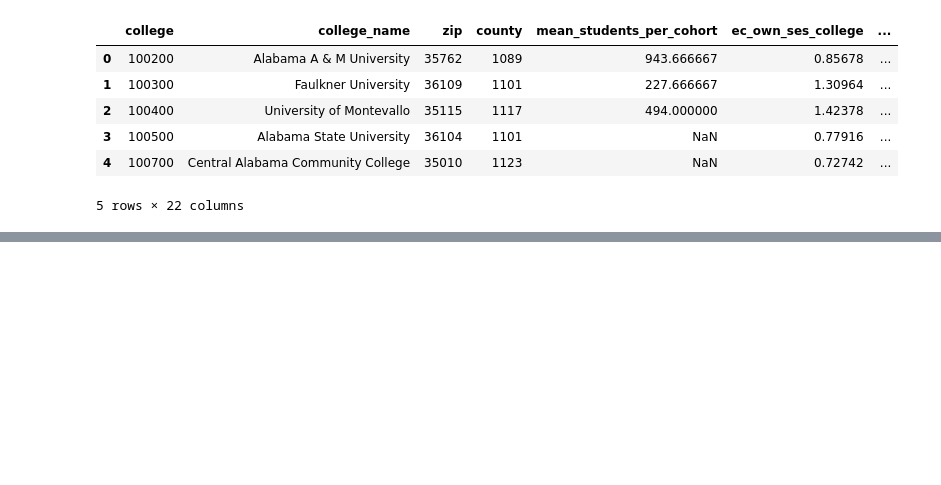
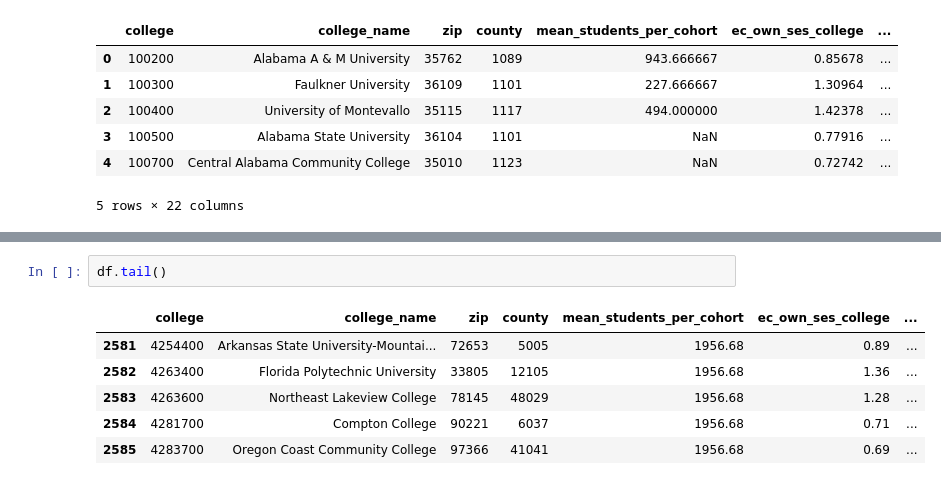
Before and after one commit to Mea-J/python_ds, a Jupyter notebook: Opportunity_Analysis.ipynb, the cells around one changed output, grey strips where cells are left out. Cells and saved outputs as stored; diff of their text form; blank space fills up the shorter version.

```diff
--- a/Opportunity_Analysis.ipynb
+++ b/Opportunity_Analysis.ipynb
@@ -44,0 +93,9 @@ memory usage: 444.6+ KB
+# %%
+df.tail()
+# %% [output]
+|  | college | college_name | zip | county | mean_students_per_cohort | ec_own_ses_college | ... |
+| 2581 | 4254400 | Arkansas State University-Mountai... | 72653 | 5005 | 1956.68 | 0.89 | ... |
+| 2582 | 4263400 | Florida Polytechnic University | 33805 | 12105 | 1956.68 | 1.36 | ... |
+| 2583 | 4263600 | Northeast Lakeview College | 78145 | 48029 | 1956.68 | 1.28 | ... |
+| 2584 | 4281700 | Compton College | 90221 | 6037 | 1956.68 | 0.71 | ... |
+| 2585 | 4283700 | Oregon Coast Community College | 97366 | 41041 | 1956.68 | 0.69 | ... |
```
Also changed, not shown: parts of 22 cells of this notebook.
